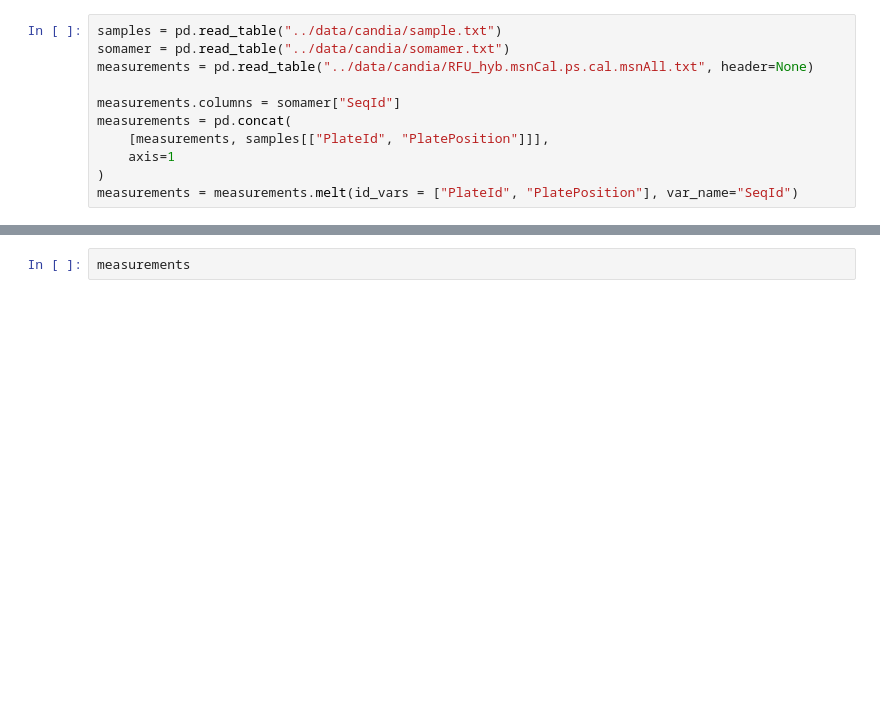
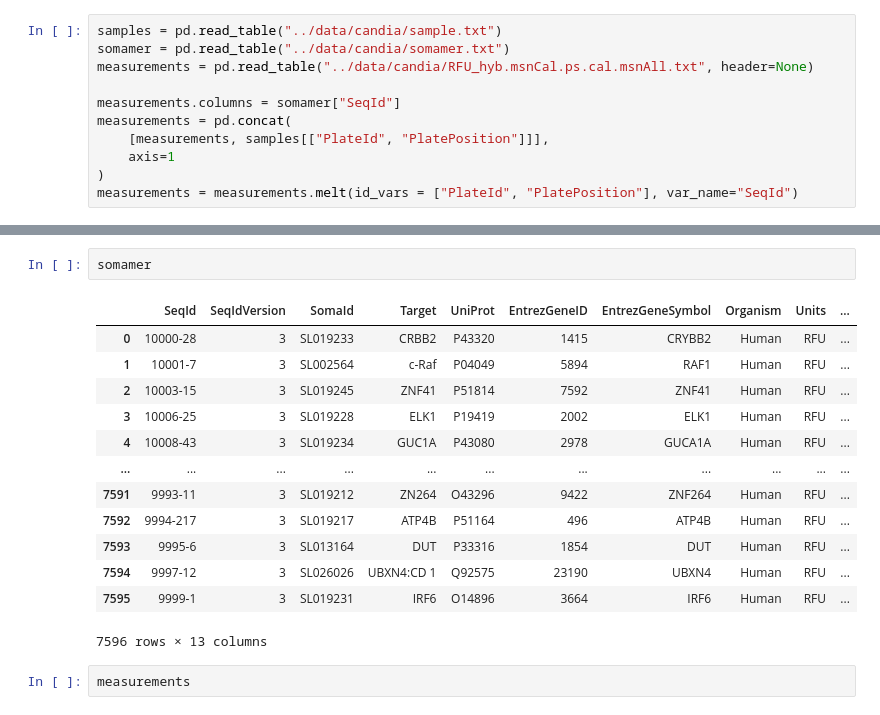
Before and after one commit to AnthonyOfSeattle/affinity-proteomics-notebook, a Jupyter notebook: work/2026_09_09_investigating_candia_dispersion.ipynb, the cells around one changed output, grey strips where cells are left out. Cells and saved outputs as stored; diff of their text form; blank space fills up the shorter version.

```diff
--- a/work/2026_09_09_investigating_candia_dispersion.ipynb
+++ b/work/2026_09_09_investigating_candia_dispersion.ipynb
@@ -23,3 +43,19 @@ measurements = measurements.melt(id_vars = ["PlateId", "PlatePosition"], var_nam
+# %%
+somamer
+# %% [output]
+|  | SeqId | SeqIdVersion | SomaId | Target | UniProt | EntrezGeneID | EntrezGeneSymbol | Organism | Units | ... |
+| 0 | 10000-28 | 3 | SL019233 | CRBB2 | P43320 | 1415 | CRYBB2 | Human | RFU | ... |
+| 1 | 10001-7 | 3 | SL002564 | c-Raf | P04049 | 5894 | RAF1 | Human | RFU | ... |
+| 2 | 10003-15 | 3 | SL019245 | ZNF41 | P51814 | 7592 | ZNF41 | Human | RFU | ... |
+| 3 | 10006-25 | 3 | SL019228 | ELK1 | P19419 | 2002 | ELK1 | Human | RFU | ... |
+| 4 | 10008-43 | 3 | SL019234 | GUC1A | P43080 | 2978 | GUCA1A | Human | RFU | ... |
+| ... | ... | ... | ... | ... | ... | ... | ... | ... | ... | ... |
+| 7591 | 9993-11 | 3 | SL019212 | ZN264 | O43296 | 9422 | ZNF264 | Human | RFU | ... |
+| 7592 | 9994-217 | 3 | SL019217 | ATP4B | P51164 | 496 | ATP4B | Human | RFU | ... |
+| 7593 | 9995-6 | 3 | SL013164 | DUT | P33316 | 1854 | DUT | Human | RFU | ... |
+| 7594 | 9997-12 | 3 | SL026026 | UBXN4:CD 1 | Q92575 | 23190 | UBXN4 | Human | RFU | ... |
+| 7595 | 9999-1 | 3 | SL019231 | IRF6 | O14896 | 3664 | IRF6 | Human | RFU | ... |
+7596 rows × 13 columns
 # %%
 measurements
 # %% [output]
```
Also changed, not shown: parts of 12 cells of this notebook.
